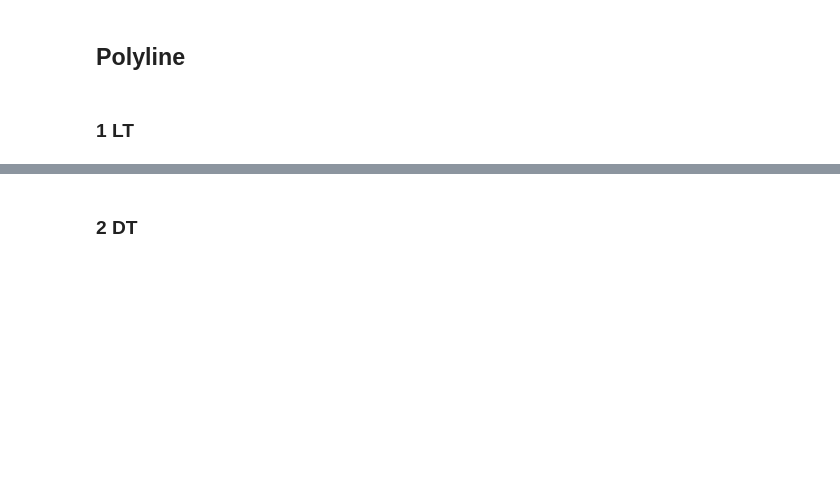
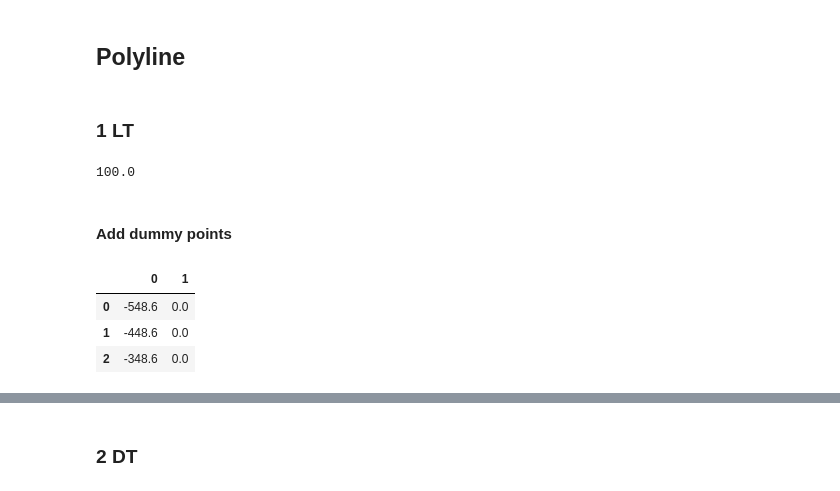
Before and after one commit to LucasLessa1/Projects, a Jupyter notebook: PowerApps/request_notebook.ipynb, the cells around one changed output, grey strips where cells are left out. Saved outputs shown, nothing was run; the diff lists cells and outputs as text; code cells hidden in the pictures; blank space fills up the shorter version.

Commit message:
Add processing for dummy points with spans

```diff
--- a/PowerApps/request_notebook.ipynb
+++ b/PowerApps/request_notebook.ipynb
@@ -451,0 +496,14 @@ dt_coor = pd.read_csv('Gas_VM50_CRUZ_45graus.csv', header=None)
+# %%
+data_df['crddb_averagespanlength'][0]
+# %% [output]
+100.0
+# %% [markdown]
+#### Add dummy points
+# %%
+
+n_points_before = data_df['crddb_spansbeforeemizone'][0]  # Number of points to add before
+n_points_after = data_df['crddb_spansafteremizone'][0]   # Number of points to add after
+distance_between_points = data_df['crddb_averagespanlength'][0]  # Euclidean distance between points
+
+lt_coor_ = create_orientation_points(
+    lt_coor, n_points_before, n_points_after, distance_between_points)
@@ -451,0 +512,8 @@ dt_coor = pd.read_csv('Gas_VM50_CRUZ_45graus.csv', header=None)
+# %%
+lt_coor_final = lt_coor_[[0,1]]
+lt_coor_final.head(3)
+# %% [output]
+|  | 0 | 1 |
+| 0 | -548.6 | 0.0 |
+| 1 | -448.6 | 0.0 |
+| 2 | -348.6 | 0.0 |
```
Also changed, not shown: parts of 10 cells of this notebook.
